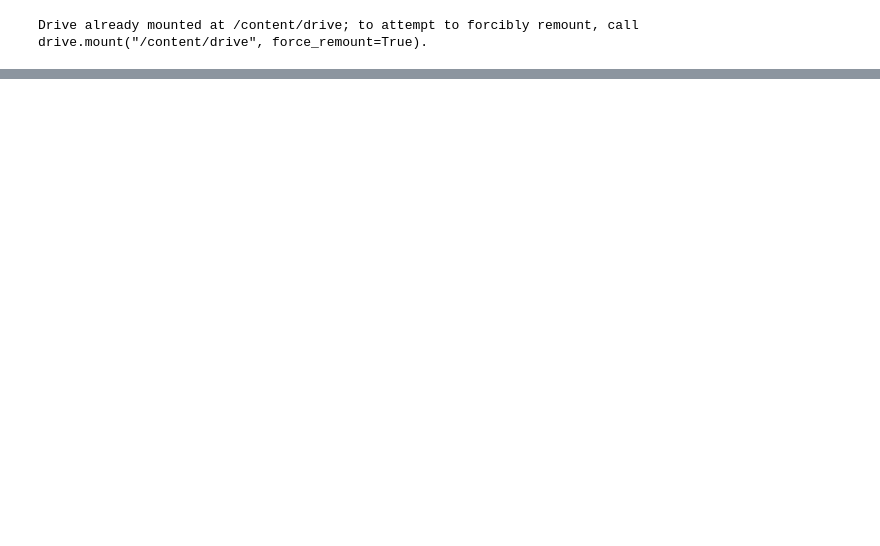
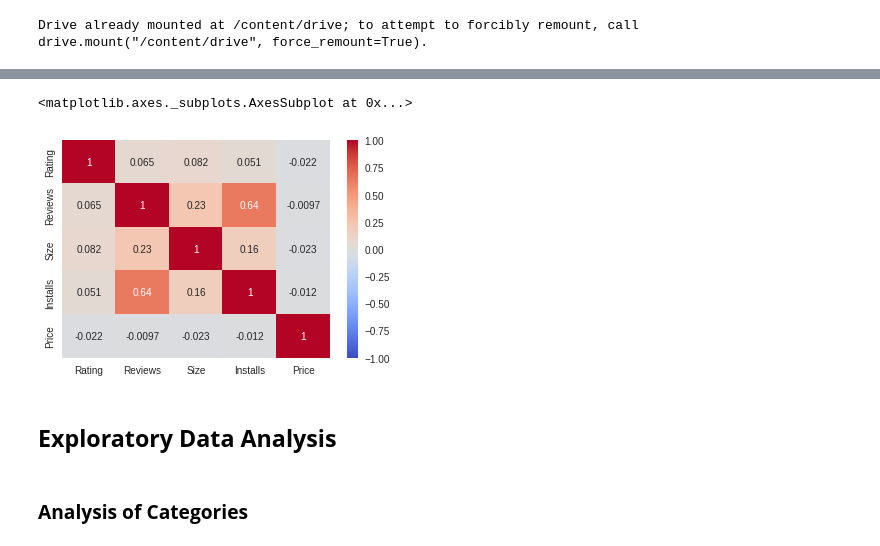
Before and after one commit to Selva-Subramanian/Playstore-Apps-Review-Analysis, a Jupyter notebook: Playstore_Apps_Review_Analysis.ipynb, the cells around one changed output, grey strips where cells are left out. Saved outputs shown, nothing was run; the diff lists cells and outputs as text; code cells hidden in the pictures; blank space fills up the shorter version.

```diff
--- a/Playstore_Apps_Review_Analysis.ipynb
+++ b/Playstore_Apps_Review_Analysis.ipynb
@@ -26,0 +183,10 @@ df_review = pd.read_csv(working_dir_path + 'Copy of User Reviews.csv')
+# %%
+# correlation between the features in our dataset
+sns.heatmap(df_apps_cleaned.corr(),vmin=-1,annot=True,cmap='coolwarm')
+# %% [output]
+<matplotlib.axes._subplots.AxesSubplot at 0x...>
+[figure, added]
+# %% [markdown]
+## <b> Exploratory Data Analysis
+# %% [markdown]
+### <b> Analysis of Categories
```
Also changed, not shown: parts of 153 cells of this notebook.
